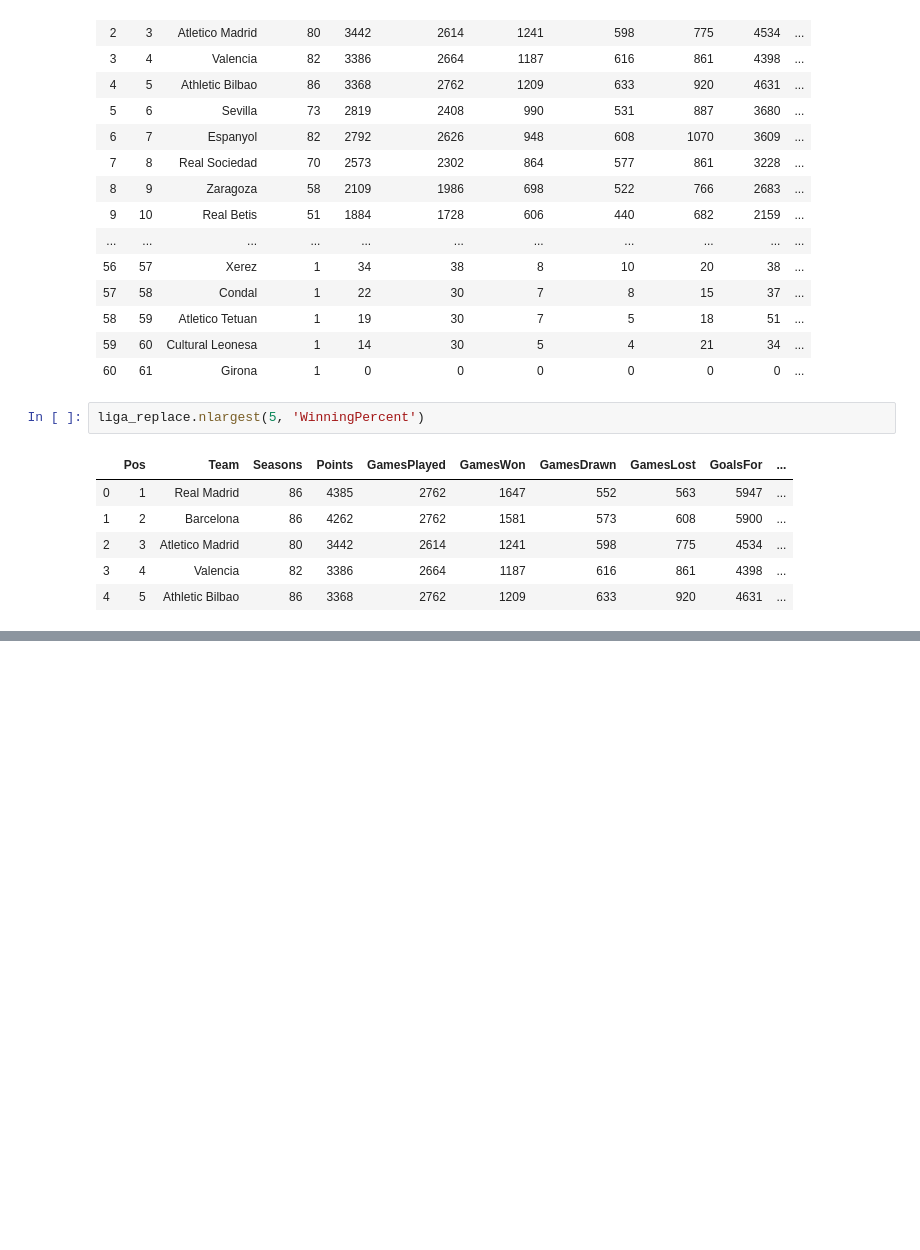
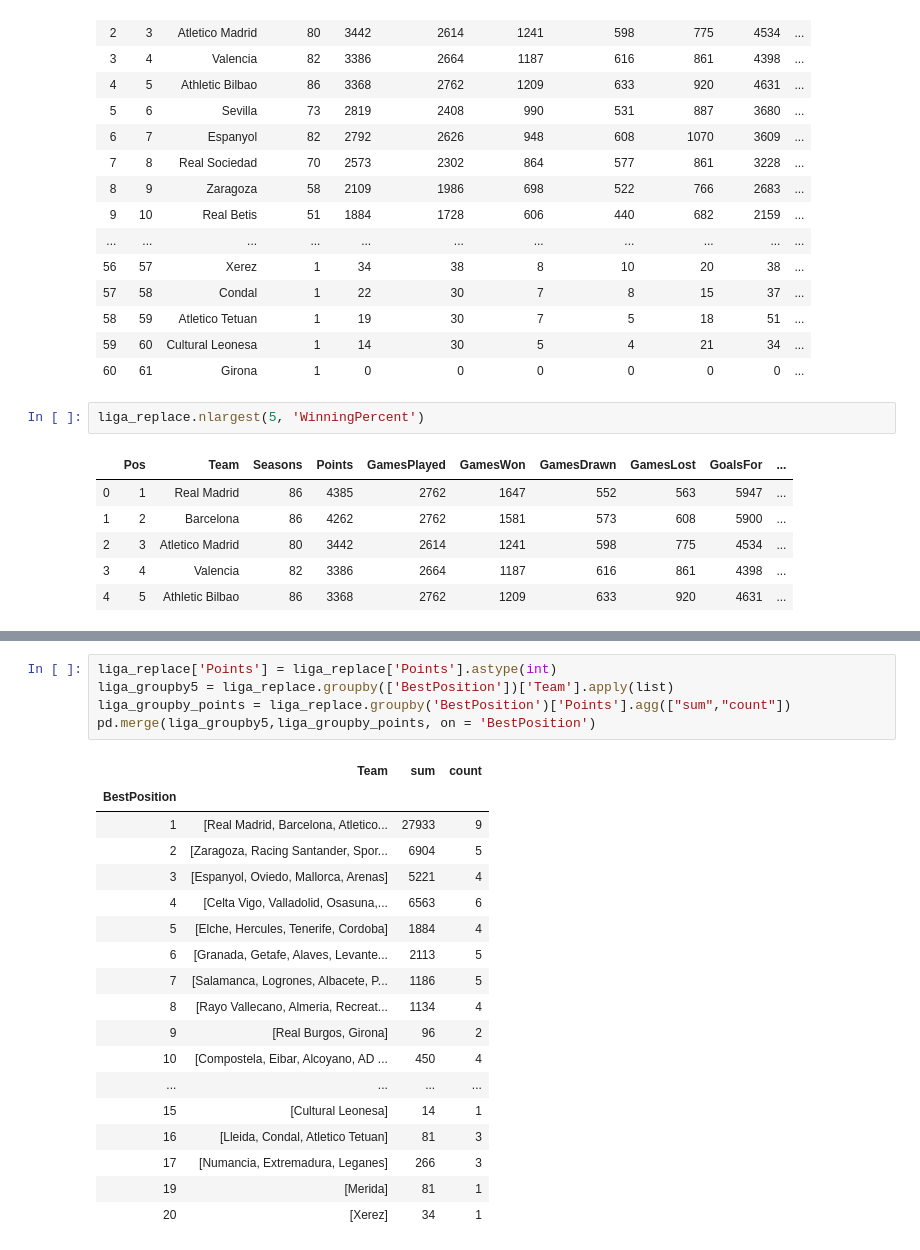
Before and after one commit to magesharumugam77/AIML, a Jupyter notebook: PGPAIML_Residency1_Project2_Statistical_Learning.ipynb, the cells around one changed output, grey strips where cells are left out. Cells and saved outputs as stored; diff of their text form; blank space fills up the shorter version.

```diff
--- a/PGPAIML_Residency1_Project2_Statistical_Learning.ipynb
+++ b/PGPAIML_Residency1_Project2_Statistical_Learning.ipynb
@@ -161,3 +161,27 @@ BestPosition
 19    81
 20    34
 Name: Points, dtype: int64
+# %%
+liga_replace['Points'] = liga_replace['Points'].astype(int)
+liga_groupby5 = liga_replace.groupby(['BestPosition'])['Team'].apply(list)
+liga_groupby_points = liga_replace.groupby('BestPosition')['Points'].agg(["sum","count"])
+pd.merge(liga_groupby5,liga_groupby_points, on = 'BestPosition')
+# %% [output]
+|  | Team | sum | count |
+| BestPosition |  |  |  |
+| 1 | [Real Madrid, Barcelona, Atletico... | 27933 | 9 |
+| 2 | [Zaragoza, Racing Santander, Spor... | 6904 | 5 |
+| 3 | [Espanyol, Oviedo, Mallorca, Arenas] | 5221 | 4 |
+| 4 | [Celta Vigo, Valladolid, Osasuna,... | 6563 | 6 |
+| 5 | [Elche, Hercules, Tenerife, Cordoba] | 1884 | 4 |
+| 6 | [Granada, Getafe, Alaves, Levante... | 2113 | 5 |
+| 7 | [Salamanca, Logrones, Albacete, P... | 1186 | 5 |
+| 8 | [Rayo Vallecano, Almeria, Recreat... | 1134 | 4 |
+| 9 | [Real Burgos, Girona] | 96 | 2 |
+| 10 | [Compostela, Eibar, Alcoyano, AD ... | 450 | 4 |
+| ... | ... | ... | ... |
+| 15 | [Cultural Leonesa] | 14 | 1 |
+| 16 | [Lleida, Condal, Atletico Tetuan] | 81 | 3 |
+| 17 | [Numancia, Extremadura, Leganes] | 266 | 3 |
+| 19 | [Merida] | 81 | 1 |
+| 20 | [Xerez] | 34 | 1 |
```
Also changed, not shown: parts of 2 cells of this notebook, 1 other file.
